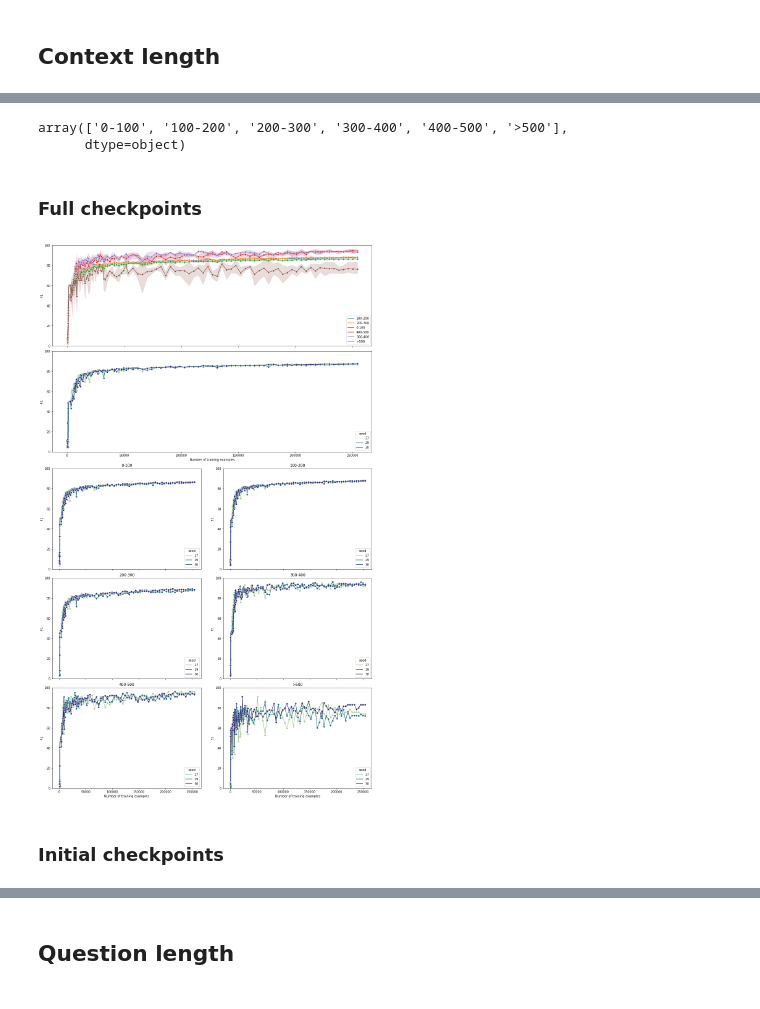
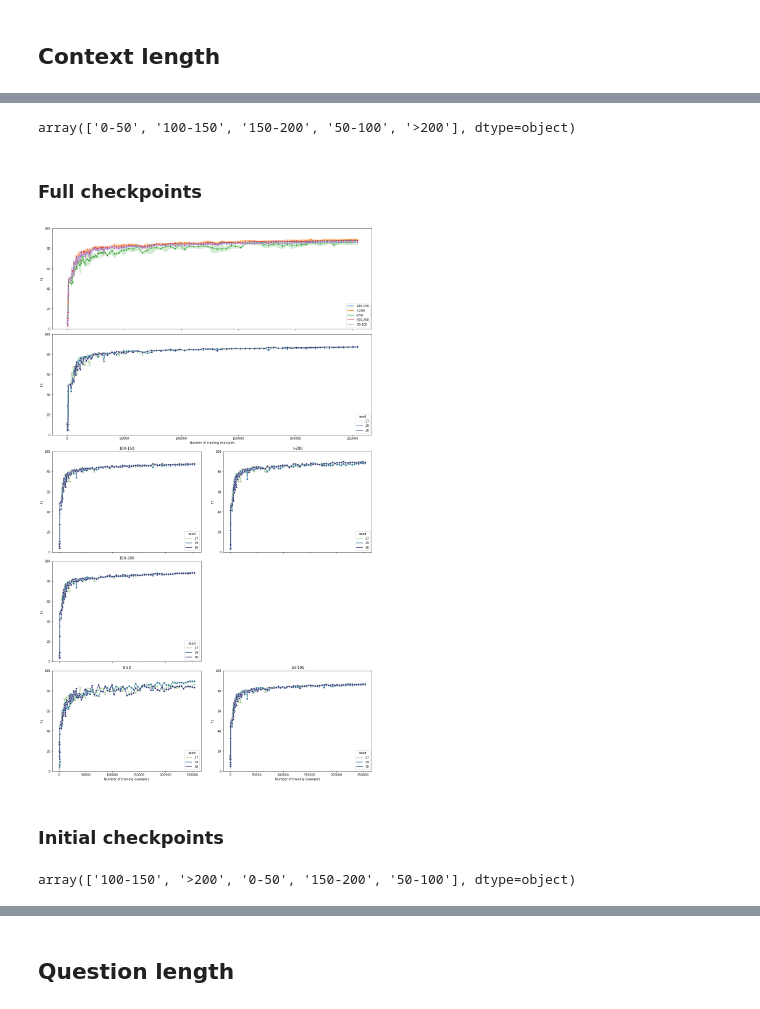
Before and after one commit to stevieg3/when-do-reading-comprehension-models-learn, a Jupyter notebook: notebooks/main/02-albert-xlarge-v2-SQuAD-v2 simple categories - more checkpoints.ipynb, the cells around one changed output, grey strips where cells are left out. Cells and saved outputs as stored; diff of their text form; code cells hidden in the pictures.

Commit message:
Updated plots with new categories

```diff
--- a/notebooks/main/02-albert-xlarge-v2-SQuAD-v2 simple categories - more checkpoints.ipynb
+++ b/notebooks/main/02-albert-xlarge-v2-SQuAD-v2 simple categories - more checkpoints.ipynb
@@ -371,9 +371,9 @@ metrics_by_cat = pd.DataFrame()
 
 seeds = [27, 29, 30]
 filepaths=[
-    'data/processed/metrics_by_answer_mode_length_bin-albert-xlarge-v2-squadv2-wu=100-lr=3e5-bs=32-msl=384-seed=27.csv',
-    'data/processed/metrics_by_answer_mode_length_bin-albert-xlarge-v2-squadv2-wu=100-lr=3e5-bs=32-msl=384-seed=29.csv',
-    'data/processed/metrics_by_answer_mode_length_bin-albert-xlarge-v2-squadv2-wu=100-lr=3e5-bs=32-msl=384-seed=30.csv'
+    'data/processed/metrics_by_answer_length_bin-albert-xlarge-v2-squadv2-wu=100-lr=3e5-bs=32-msl=384-seed=27.csv',
+    'data/processed/metrics_by_answer_length_bin-albert-xlarge-v2-squadv2-wu=100-lr=3e5-bs=32-msl=384-seed=29.csv',
+    'data/processed/metrics_by_answer_length_bin-albert-xlarge-v2-squadv2-wu=100-lr=3e5-bs=32-msl=384-seed=30.csv'
 ]
 
 for seed, fp in zip(seeds, filepaths):
@@ -468,8 +468,7 @@ metrics_by_cat.head()
 # %%
 np.sort(metrics_by_cat['context_length_bin'].unique())
 # %% [output]
-array(['0-100', '100-200', '200-300', '300-400', '400-500', '>500'],
-      dtype=object)
+array(['0-50', '100-150', '150-200', '50-100', '>200'], dtype=object)
 # %% [markdown]
 ### Full checkpoints
 # %%
@@ -492,67 +491,62 @@ ax1.set_ylim(0, 100)
 sns.lineplot(data=metrics_by_cat, y='f1', x='num_examples', hue='context_length_bin', marker='o', palette='tab10', ax=ax1)
 ax1.legend(loc='lower right')
 
-# '400-500'
+# '0-50'
 ax9 = fig.add_subplot(gs[4, 0])
 ax9.set_xlabel('Number of training examples')
 ax9.set_ylabel('F1')
-ax9.set_title('400-500')
+ax9.set_title('0-50')
 ax9.set_ylim(0, 100)
-sns.lineplot(data=metrics_by_cat[metrics_by_cat['context_length_bin'] == '400-500'], y='f1', x='num_examples', hue='seed', marker='o', palette='crest', ax=ax9)
+sns.lineplot(data=metrics_by_cat[metrics_by_cat['context_length_bin'] == '0-50'], y='f1', x='num_examples', hue='seed', marker='o', palette='crest', ax=ax9)
 ax9.legend(title='seed', loc='lower right')
 
-# '0-100'
+# '100-150'
 ax3 = fig.add_subplot(gs[2, 0], sharex=ax9, sharey=ax9)
 plt.setp(ax3.get_xticklabels(), visible=False)
 ax3.set_ylabel('F1')
-ax3.set_title('0-100')
+ax3.set_title('100-150')
 ax3.set_ylim(0, 100)
-sns.lineplot(data=metrics_by_cat[metrics_by_cat['context_length_bin'] == '0-100'], y='f1', x='num_examples', hue='seed', marker='o', palette='crest', ax=ax3)
+sns.lineplot(data=metrics_by_cat[metrics_by_cat['context_length_bin'] == '100-150'], y='f1', x='num_examples', hue='seed', marker='o', palette='crest', ax=ax3)
 ax3.legend(title='seed', loc='lower right')
 
-# '200-300'
+# '150-200'
 ax5 = fig.add_subplot(gs[3, 0], sharex=ax9, sharey=ax9)
 plt.setp(ax5.get_xticklabels(), visible=False)
 ax5.set_ylabel('F1')
-ax5.set_title('200-300')
+ax5.set_title('150-200')
 ax5.set_ylim(0, 100)
-sns.lineplot(data=metrics_by_cat[metrics_by_cat['context_length_bin'] == '200-300'], y='f1', x='num_examples', hue='seed', marker='o', palette='crest', ax=ax5)
+sns.lineplot(data=metrics_by_cat[metrics_by_cat['context_length_bin'] == '150-200'], y='f1', x='num_examples', hue='seed', marker='o', palette='crest', ax=ax5)
 ax5.legend(title='seed', loc='lower right')
 
-# '>500'
+# '50-100'
 ax10 = fig.add_subplot(gs[4, 1])
 ax10.set_xlabel('Number of training examples')
 ax10.set_ylabel('F1')
-ax10.set_title('>500')
+ax10.set_title('50-100')
 ax10.set_ylim(0, 100)
-sns.lineplot(data=metrics_by_cat[metrics_by_cat['context_length_bin'] == '>500'], y='f1', x='num_examples', hue='seed', marker='o', palette='crest', ax=ax10)
+sns.lineplot(data=metrics_by_cat[metrics_by_cat['context_length_bin'] == '50-100'], y='f1', x='num_examples', hue='seed', marker='o', palette='crest', ax=ax10)
 ax10.legend(title='seed', loc='lower right')
 
-# '100-200'
+# '>200'
 ax4 = fig.add_subplot(gs[2, 1], sharex=ax10, sharey=ax10)
 plt.setp(ax4.get_xticklabels(), visible=False)
 ax4.set_ylabel('F1')
-ax4.set_title('100-200')
+ax4.set_title('>200')
 ax4.set_ylim(0, 100)
-sns.lineplot(data=metrics_by_cat[metrics_by_cat['context_length_bin'] == '100-200'], y='f1', x='num_examples', hue='seed', marker='o', palette='crest', ax=ax4)
+sns.lineplot(data=metrics_by_cat[metrics_by_cat['context_length_bin'] == '>200'], y='f1', x='num_examples', hue='seed', marker='o', palette='crest', ax=ax4)
 ax4.legend(title='seed', loc='lower right')
 
-# '300-400'
-ax6 = fig.add_subplot(gs[3, 1], sharex=ax10, sharey=ax10)
-plt.setp(ax6.get_xticklabels(), visible=False)
-ax6.set_ylabel('F1')
-ax6.set_title('300-400')
-ax6.set_ylim(0, 100)
-sns.lineplot(data=metrics_by_cat[metrics_by_cat['context_length_bin'] == '300-400'], y='f1', x='num_examples', hue='seed', marker='o', palette='crest', ax=ax6)
-ax6.legend(title='seed', loc='lower right')
-
 plt.show()
 # %% [output]
-[figure, old version]
+[figure, new version]
 # %% [markdown]
 ### Initial checkpoints
 # %%
 metrics_by_cat_subset = metrics_by_cat[metrics_by_cat['num_examples'] < 25000]
+# %%
+metrics_by_cat_subset['context_length_bin'].unique()
+# %% [output]
+array(['100-150', '>200', '0-50', '150-200', '50-100'], dtype=object)
 # %%
 fig = plt.figure(constrained_layout=True, figsize=(15, 25))
 gs = fig.add_gridspec(5, 2)
```
Also changed, not shown: parts of 15 cells of this notebook, 1 other file.
